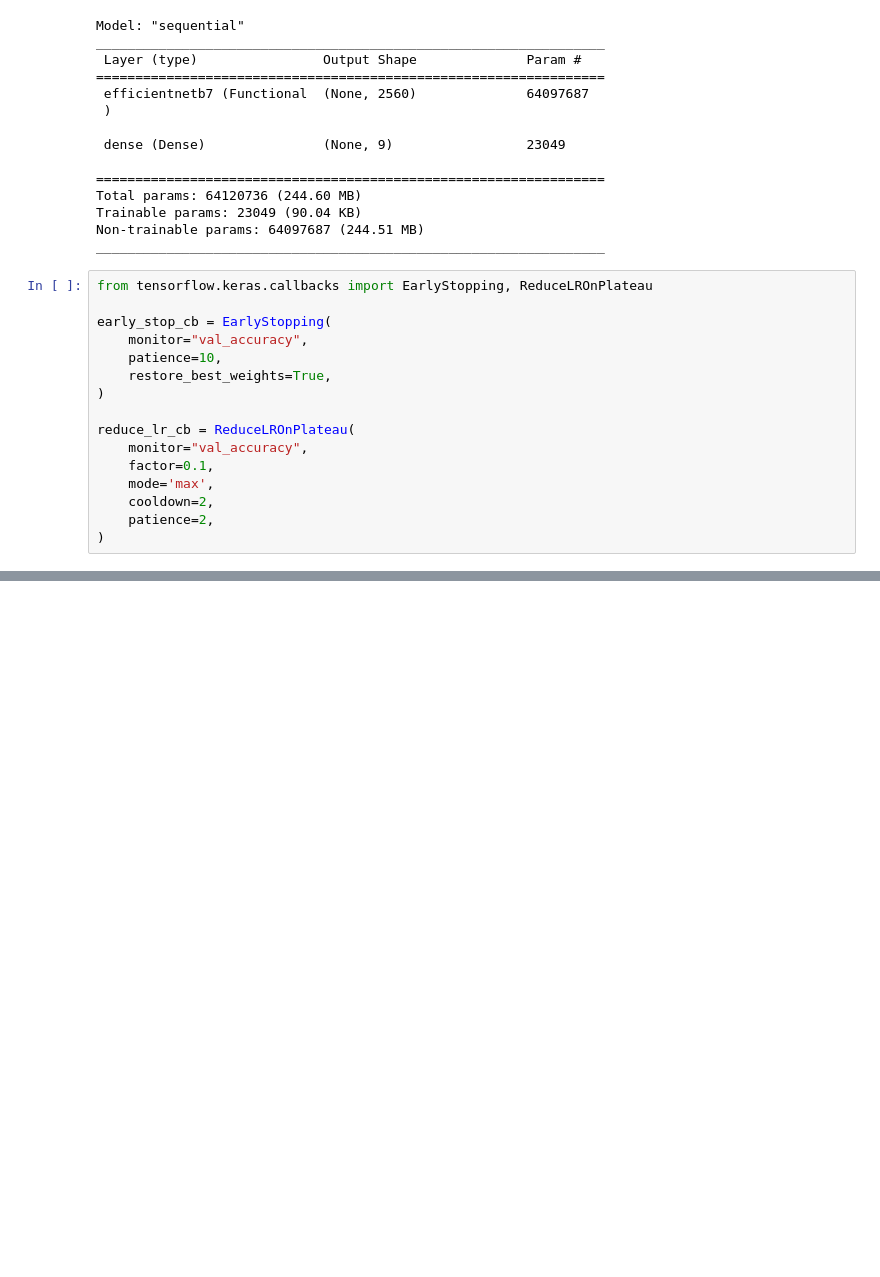
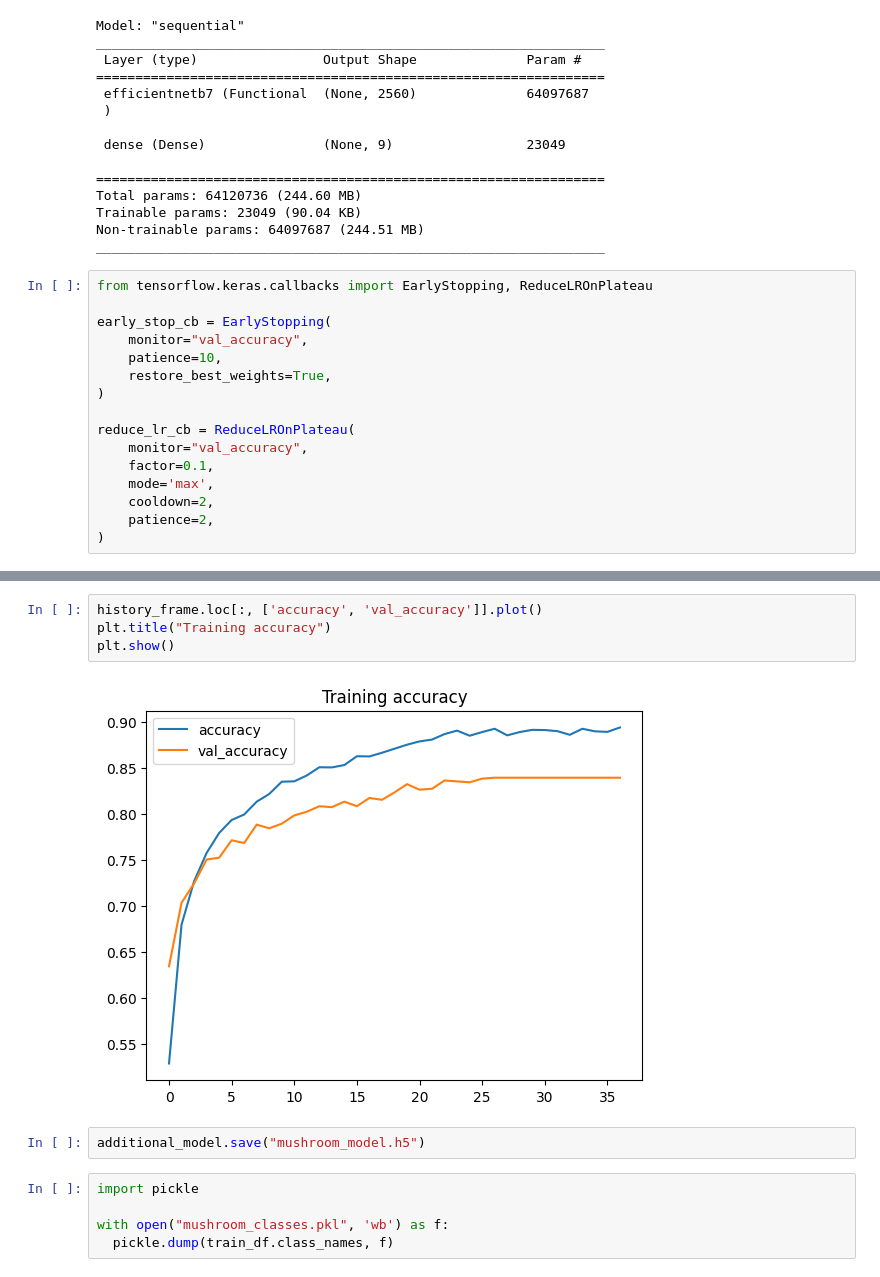
Before and after one commit to Cracker051/MushAI, a Jupyter notebook: mushrooms/prediction/notebooks/mushroom_recognition.ipynb, the cells around one changed output, grey strips where cells are left out. Saved outputs shown, nothing was run; the diff lists cells and outputs as text; blank space fills up the shorter version.

Commit message:
Recognition model, notebook, updated ignore

```diff
--- a/mushrooms/prediction/notebooks/mushroom_recognition.ipynb
+++ b/mushrooms/prediction/notebooks/mushroom_recognition.ipynb
@@ -275,0 +306,13 @@ WARNING:tensorflow:Your input ran out of data; interrupting training. Make sure
+# %%
+history_frame.loc[:, ['accuracy', 'val_accuracy']].plot()
+plt.title("Training accuracy")
+plt.show()
+# %% [output]
+[figure, added]
+# %%
+additional_model.save("mushroom_model.h5")
+# %%
+import pickle
+
+with open("mushroom_classes.pkl", 'wb') as f:
+  pickle.dump(train_df.class_names, f)
```
Also changed, not shown: parts of 14 cells of this notebook, 3 other files.
